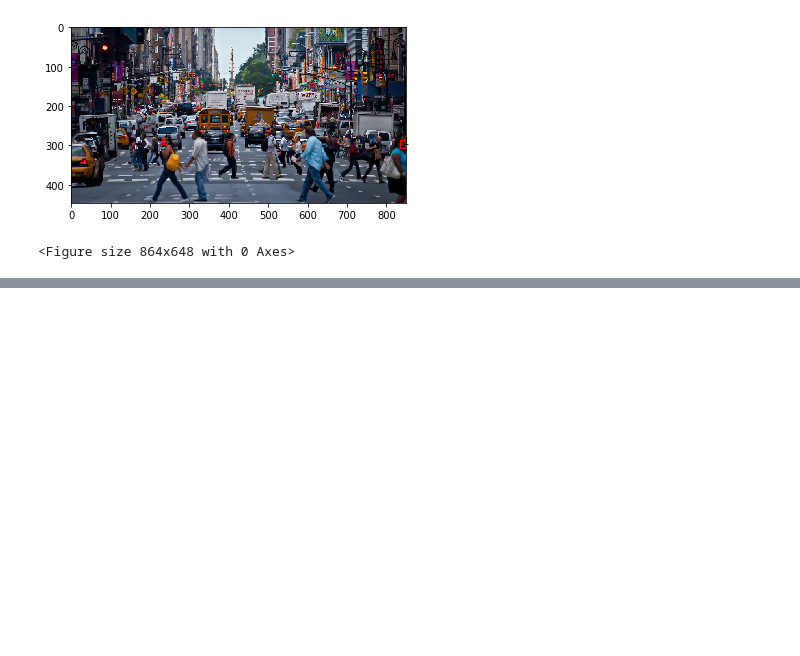
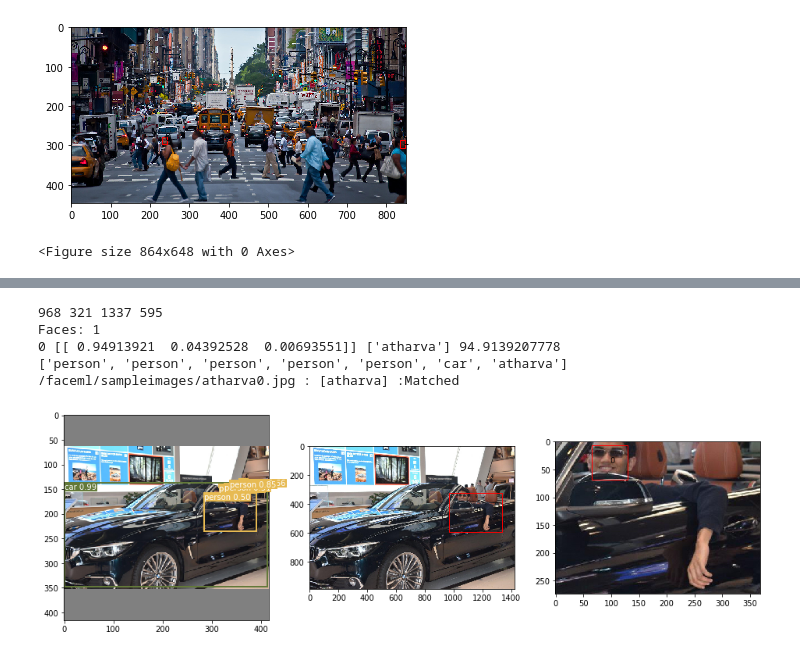
Before and after one commit to samirsdoshi/faceml, a Jupyter notebook: faceml/notebooks/detectface_keras.ipynb, the cells around one changed output, grey strips where cells are left out. Drawn from its saved outputs; the diff is of its cells as text; code cells hidden in the pictures; blank space fills up the shorter version.

```diff
--- a/faceml/notebooks/detectface_keras.ipynb
+++ b/faceml/notebooks/detectface_keras.ipynb
@@ -454,0 +478,11 @@ Faces: 1
+# %%
+#match for person name(face recognition) and object type(object detection), by zooming in if needed
+image_file='/faceml/sampleimages/atharva0.jpg'
+detectfaces_scaled(image_file,"[atharva]",80)
+# %% [output]
+968 321 1337 595
+Faces: 1
+0 [[ 0.94913921  0.04392528  0.00693551]] ['atharva'] 94.9139207778
+['person', 'person', 'person', 'person', 'person', 'car', 'atharva']
+/faceml/sampleimages/atharva0.jpg : [atharva] :Matched
+[figure, added]
```
Also changed, not shown: parts of 15 cells of this notebook, 14 other files.
